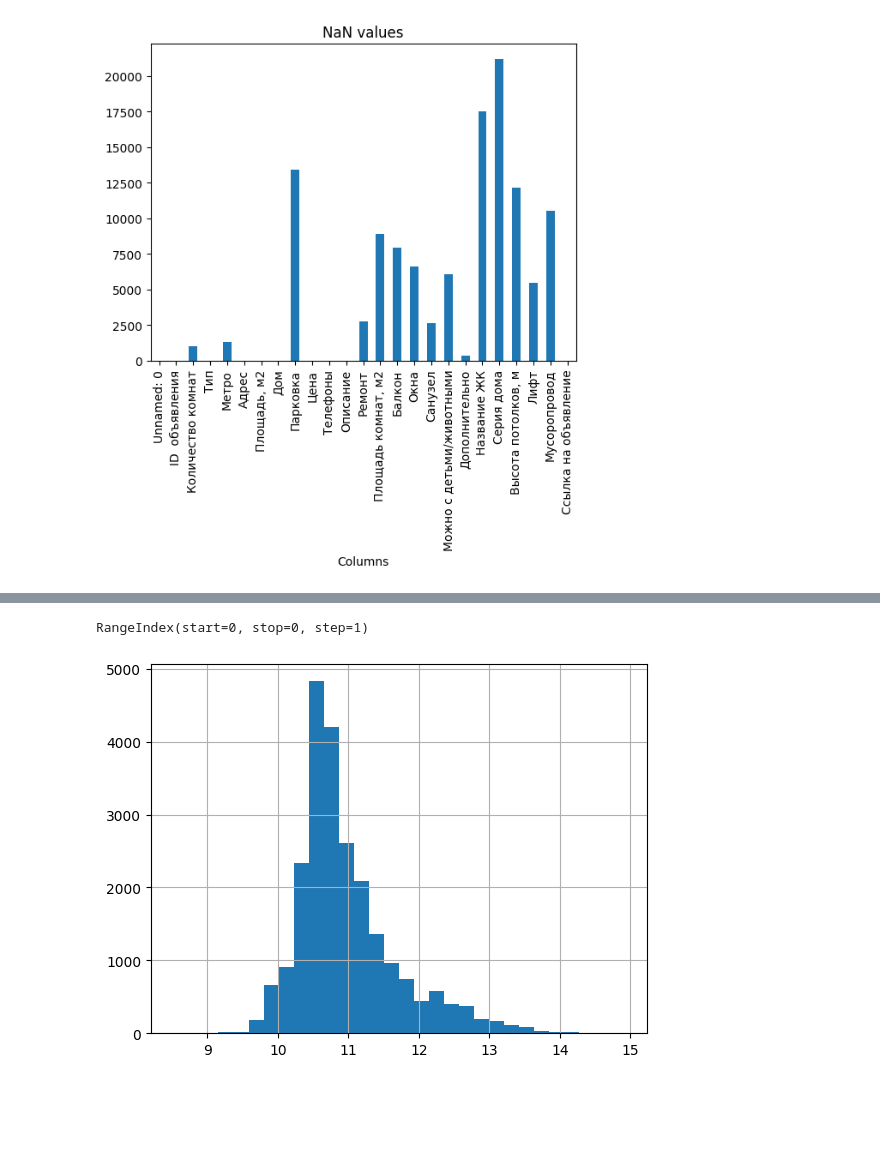
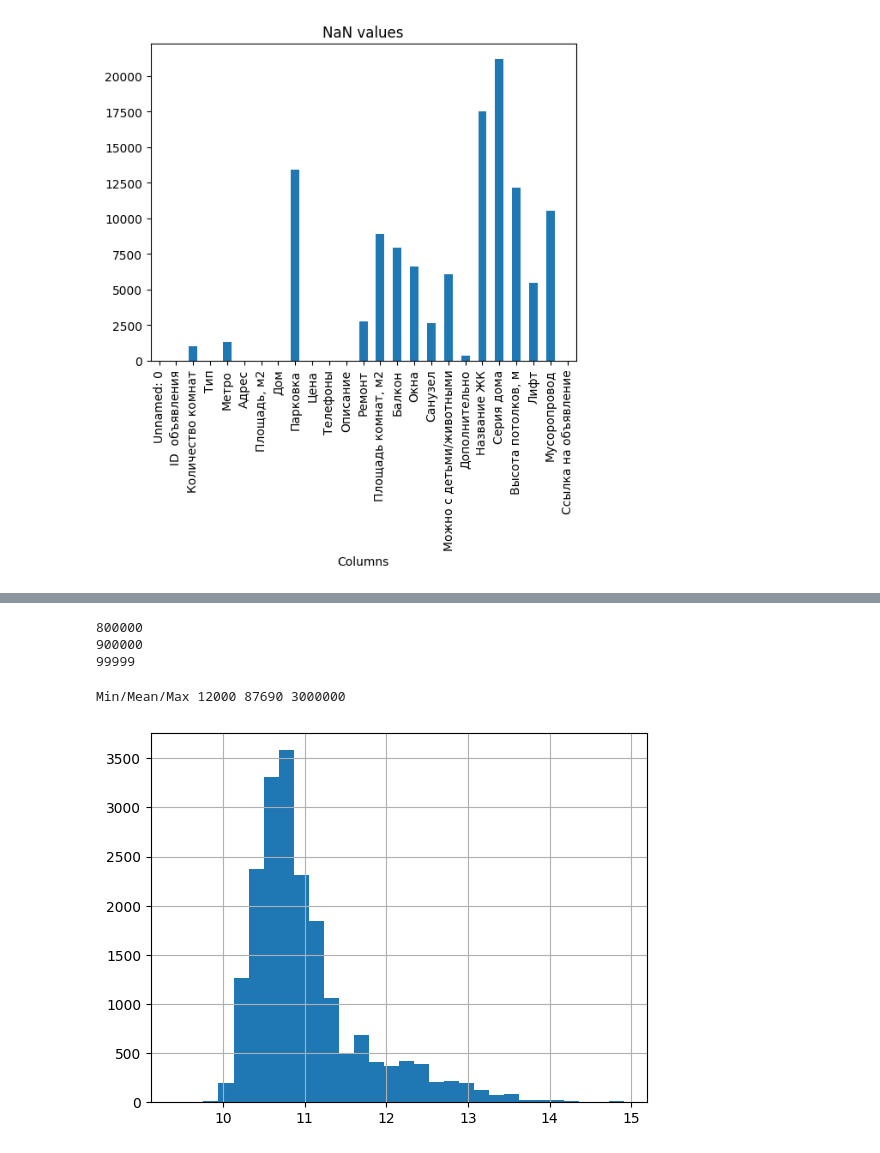
Before and after one commit to Ali-B-Indahouse/How-Much-Is-The-real-estate-in-Moscow, a Jupyter notebook: osana_data_analysis.ipynb, the cells around one changed output, grey strips where cells are left out. Saved outputs shown, nothing was run; the diff lists cells and outputs as text; code cells hidden in the pictures; blank space fills up the shorter version.

Commit message:
District mapping, currency handling

```diff
--- a/osana_data_analysis.ipynb
+++ b/osana_data_analysis.ipynb
@@ -49,3 +99,5 @@ drop_columns = ['Тип','Телефоны', 'Описание', 'Площадь
        'Можно с детьми/животными', 'Дополнительно', 'Название ЖК', 'Серия дома',
        'Высота потолков, м','Мусоропровод',
        'Ссылка на объявление']
+df.drop(columns=drop_columns, inplace=True)
+df.shape
@@ -51,0 +114,4 @@ drop_columns = ['Тип','Телефоны', 'Описание', 'Площадь
+# %%
+# убрать не Москву
+df.drop(df[df['Адрес'].str.split(',').str[0] != 'Москва'].index, inplace=True)
+df.shape
@@ -52 +127,8 @@ drop_columns = ['Тип','Телефоны', 'Описание', 'Площадь
+# %%
+# убрать Москву из адреса
+df['Адрес'] = df['Адрес'].str.split('Москва, ').str[1]
+
+# Убрать лишнее в конце
+# 'Производственная улица, 8к1, ш. Боровское (5 км до МКАД), ш. Киевское (7 км до МКАД)'
+df['Адрес'] = df['Адрес'].str.split(', ш. ').str[0]
 # %%
@@ -77,12 +158,38 @@ Percentage empty:  61
+# %%
+def get_price(x) -> int :
+    x = x.split('/')[0]
+    price = int(x.split('.')[0])
+    if not "руб." in x:
+        if x[-1] == '€' :
+            price *= 90 #  Euro to rubble
+        elif x[-1] == '$' :
+            price *= 80 # Dollar to rubble
+        else :
+            print("Unknown currency: ", x)
+    return price
+
+df['Цена'] = df['Цена'].apply(lambda x: get_price(x))
+# %%
+# 20258 '10000.0 $/ За месяц, Залог - 10000 $, Срок аре...
+print(df.loc[20258]['Цена'])
+
+# 22732 '10000.0 €/ За месяц, Залог - 10000 €, Коммунал..
+print(df.loc[22732]['Цена'])
+
+# 17890  '99999.0 руб./ За месяц
+print(df.loc[17890]['Цена'])
+# %% [output]
+800000
+900000
+99999
 # %%
 # цена
-price = df['Цена'].apply(lambda x: int(x.split('.')[0]))
-# df['Цена'] = price
-print(price[price == 0].index)
+
+print("Min/Mean/Max", df['Цена'] .min(), int(df['Цена'].mean()), df['Цена'].max())
 # %% [output]
-RangeIndex(start=0, stop=0, step=1)
+Min/Mean/Max 12000 87690 3000000
 # %%
-np.log(price).hist(bins=30)
+np.log(df['Цена'] ).hist(bins=30)
 plt.show()
 # %% [output]
-[figure, old version]
+[figure, new version]
```
Also changed, not shown: parts of 29 cells of this notebook, 1 other file.
